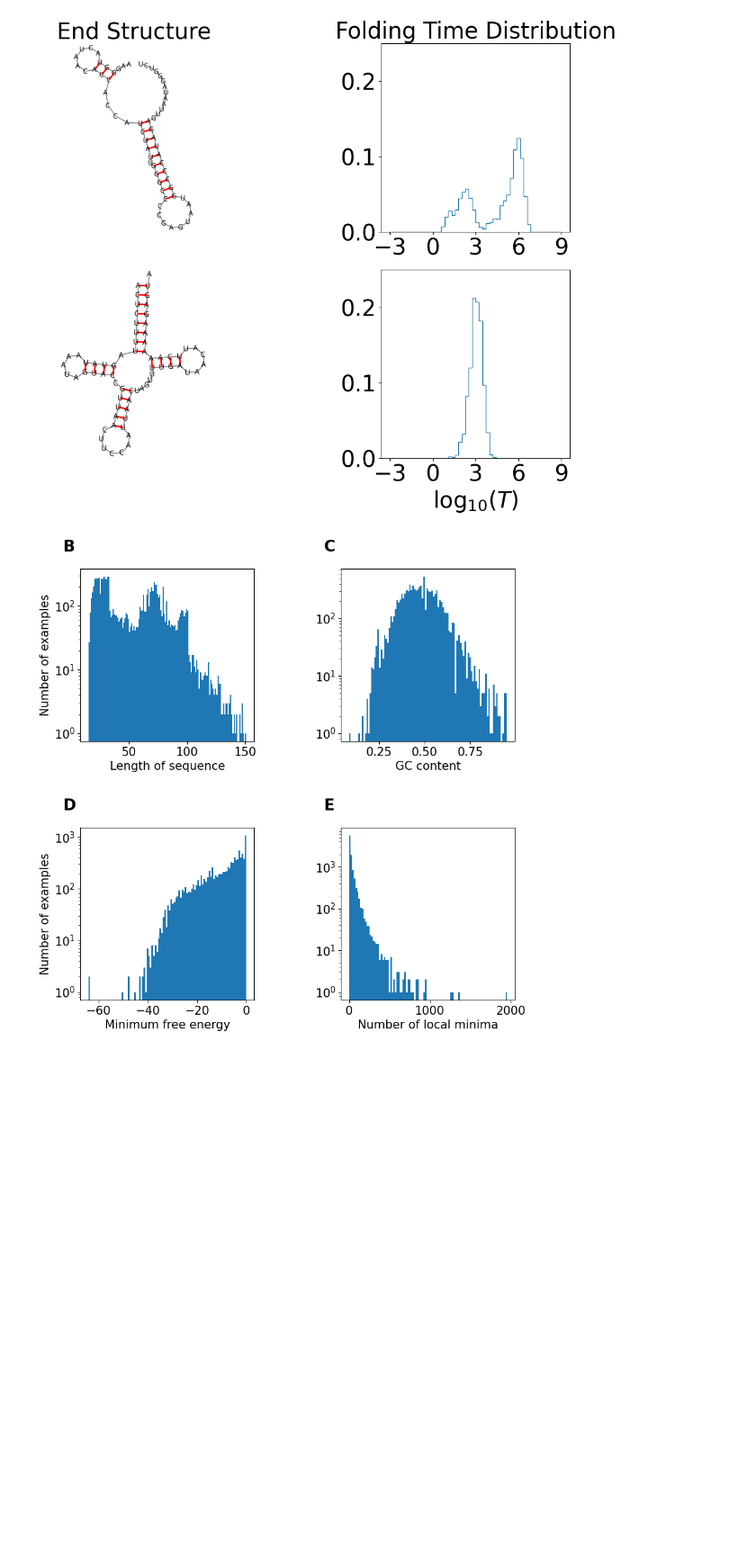
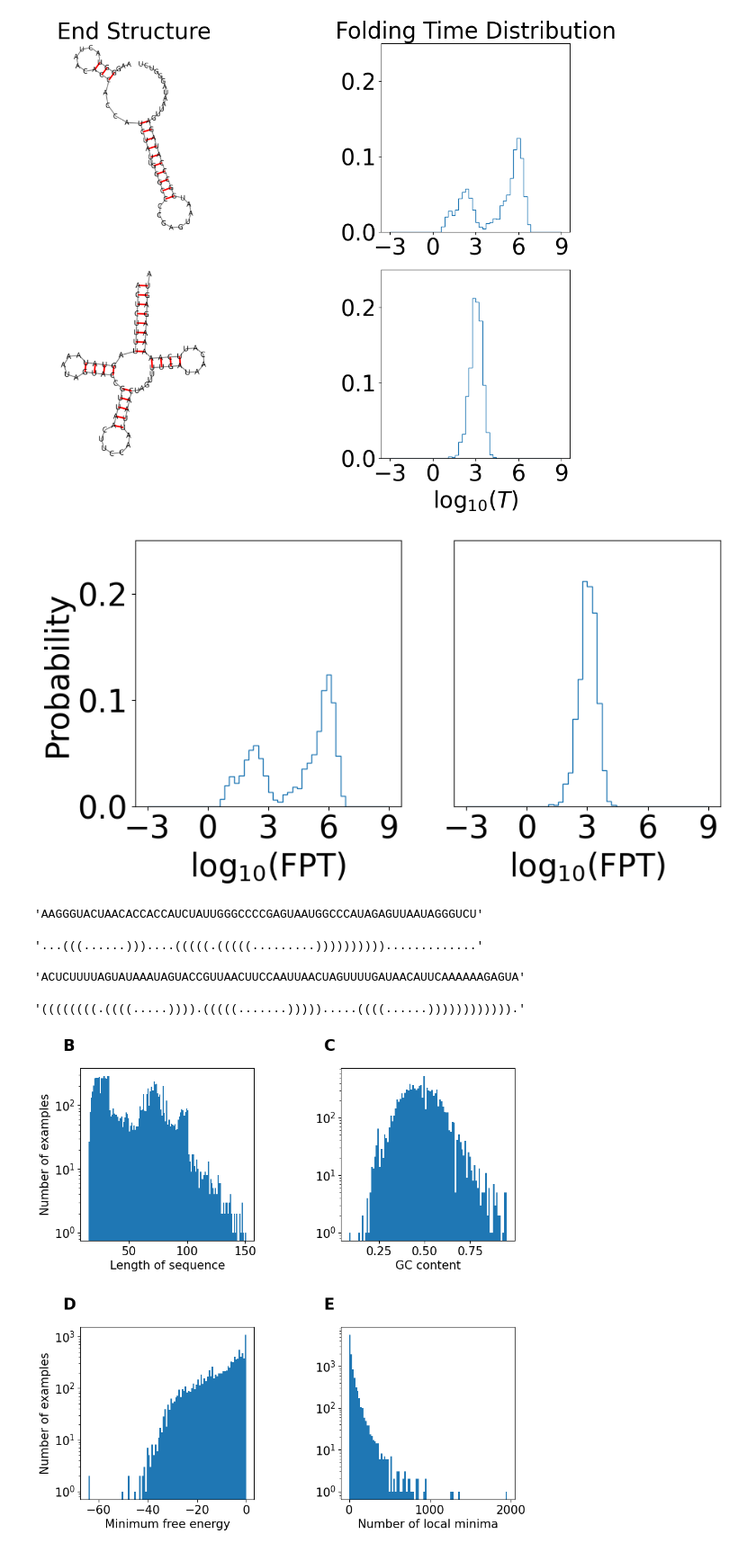
Before and after one commit to julius-2027/cs229_rna_folding, a Jupyter notebook: modular_setup_improved_optimized/dataset_figure.ipynb, the cells around one changed output. Shown at 90% size. Cells and saved outputs as stored; diff of their text form; code cells hidden in the pictures; blank space fills up the shorter version.

```diff
--- a/modular_setup_improved_optimized/dataset_figure.ipynb
+++ b/modular_setup_improved_optimized/dataset_figure.ipynb
@@ -611,6 +611,64 @@ plt.savefig('dataset_examples_evensmaller.png', bbox_inches='tight')
 plt.savefig('dataset_examples_evensmaller.pdf', bbox_inches='tight')
 # %% [output]
 [figure]
+# %%
+indices = [60, 8000]
+
+fig, axs = plt.subplots(1, len(indices), figsize=(len(indices)*5,5))
+
+for i in range(len(indices)):
+    ax = axs[i]
+
+    index = indices[i]
+    seq = df.loc[index, 'sequence']
+    struct = df.loc[index, 'mfe_structure']
+
+    # if i == 0:
+    #     # axs[i][0].set_title('Start Structure', size=20)
+    #     axs[i][0].set_title('End Structure', size=30)
+    #     axs[i][1].set_title('Folding Time Distribution', size=30)
+
+    # axs[i][0].set_axis_off()
+    # axs[i][0].imshow(plt.imread(str(index)+'_structure_unfolded.png'))
+
+    # ax.set_axis_off()
+    # ax.imshow(plt.imread(str(index)+'_structure.png'))
+
+    ax.set_box_aspect(1.0)
+    if i==0:
+        ax.set_ylabel('Probability', size=30)
+    if i == len(indices)-1:
+        ax.set_yticks([])
+    ax.set_xlabel(r'$\text{log}_{10}(\text{FPT})$', size=30)
+    ax.set_xticks([-3,0,3,6,9])
+    ax.set_ylim(0, 0.25)
+    ax.tick_params(axis='x', labelsize=30)
+    ax.tick_params(axis='y', labelsize=30)
+    ax.stairs(df.loc[index,'dist'], np.load(BIN_EDGES_PATH)/np.log(10))
+
+# axs[0][0].text(-0.1, 1.1, string.ascii_uppercase[0], transform=axs[0][0].transAxes,
+#                size=20, weight='bold')
+
+plt.savefig('dataset_examples_2.png', bbox_inches='tight')
+plt.savefig('dataset_examples_2.pdf', bbox_inches='tight')
+# %% [output]
+[figure, added]
+# %%
+df.loc[60,'sequence']
+# %% [output]
+'AAGGGUACUAACACCACCAUCUAUUGGGCCCCGAGUAAUGGCCCAUAGAGUUAAUAGGGUCU'
+# %%
+df.loc[60,'mfe_structure']
+# %% [output]
+'...(((......)))....(((((.(((((.........)))))))))).............'
+# %%
+df.loc[8000,'sequence']
+# %% [output]
+'ACUCUUUUAGUAUAAAUAGUACCGUUAACUUCCAAUUAACUAGUUUUGAUAACAUUCAAAAAAGAGUA'
+# %%
+df.loc[8000,'mfe_structure']
+# %% [output]
+'((((((((.((((.....)))).(((((.......))))).....((((......)))))))))))).'
 # %%
 fig, axs = plt.subplots(2, 2, figsize=(10,10))
 plt.subplots_adjust(wspace=0.5, hspace=0.5)
```
Also changed, not shown: 25 other files.
